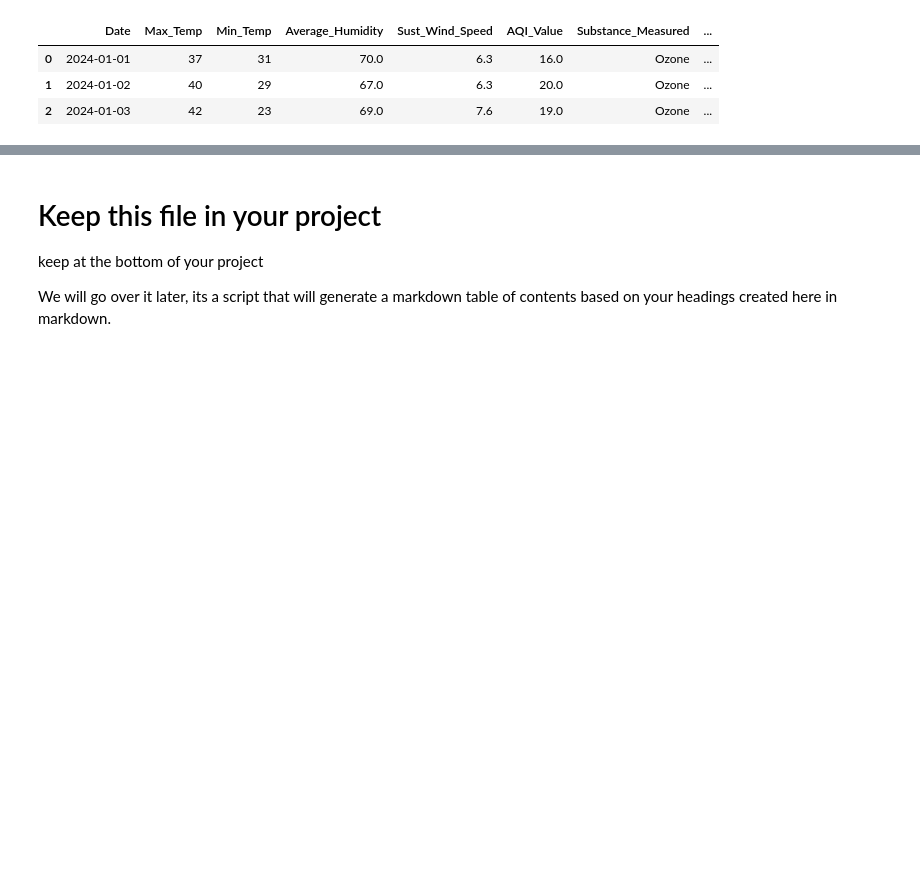
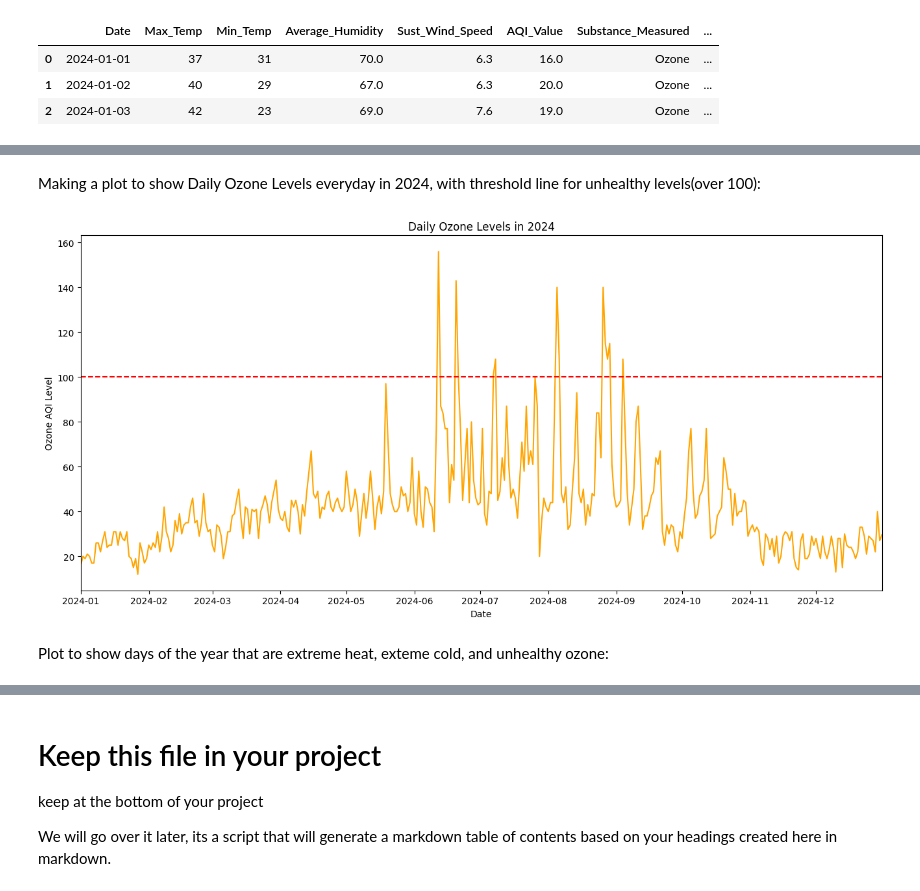
Before and after one commit to Code-You-Contributors/HUD_data_master, a Jupyter notebook: angela/angela.ipynb, the cells around one changed output, grey strips where cells are left out. Cells and saved outputs as stored; diff of their text form; code cells hidden in the pictures; blank space fills up the shorter version.

```diff
--- a/angela/angela.ipynb
+++ b/angela/angela.ipynb
@@ -729,0 +774,18 @@ full_df.describe()
+# %% [markdown]
+Making a plot to show Daily Ozone Levels everyday in 2024, with threshold line for unhealthy levels(over 100):
+# %%
+plt.figure(figsize=(13, 6))
+plt.plot(full_df["Date"], full_df["AQI_Value"], color="orange")
+
+plt.margins(x=0)
+plt.tight_layout()
+plt.axhline(100, linestyle="--", color="red")
+
+plt.xlabel("Date")
+plt.ylabel("Ozone AQI Level")
+plt.title("Daily Ozone Levels in 2024")
+plt.show()
+# %% [output]
+[figure, added]
+# %% [markdown]
+Plot to show days of the year that are extreme heat, exteme cold, and unhealthy ozone:
```
Also changed, not shown: parts of 14 cells of this notebook, 1 other file.
